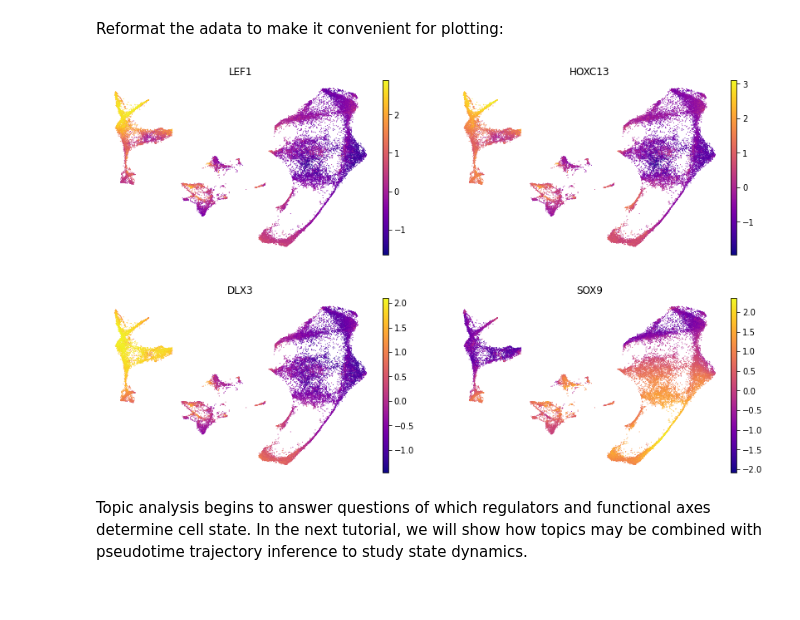
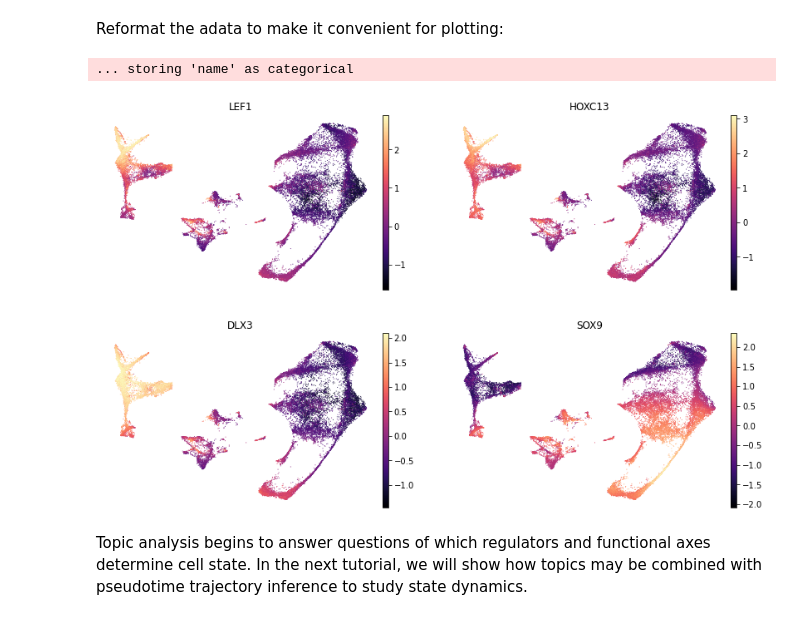
Before and after one commit to cistrome/MIRA, a Jupyter notebook: topic_analysis_tutorial.ipynb, the cells around one changed output. Cells and saved outputs as stored; diff of their text form; code cells hidden in the pictures.

```diff
--- a/topic_analysis_tutorial.ipynb
+++ b/topic_analysis_tutorial.ipynb
@@ -234,8 +250,9 @@ motif_scores.var_names_make_unique()
 motif_scores.obsm['X_umap'] = atac_data.obsm['X_umap']
 # %%
 sc.pl.umap(motif_scores, color = ['LEF1', 'HOXC13','DLX3','SOX9'],
-           frameon=False, color_map='plasma', ncols=2)
+           frameon=False, color_map='magma', ncols=2)
 # %% [output]
+... storing 'name' as categorical
-[figure, old version]
+[figure, new version]
 # %% [markdown]
 Topic analysis begins to answer questions of which regulators and functional axes determine cell state. In the next tutorial, we will show how topics may be combined with pseudotime trajectory inference to study state dynamics.
```
Also changed, not shown: parts of 10 cells of this notebook, 17 other files.
